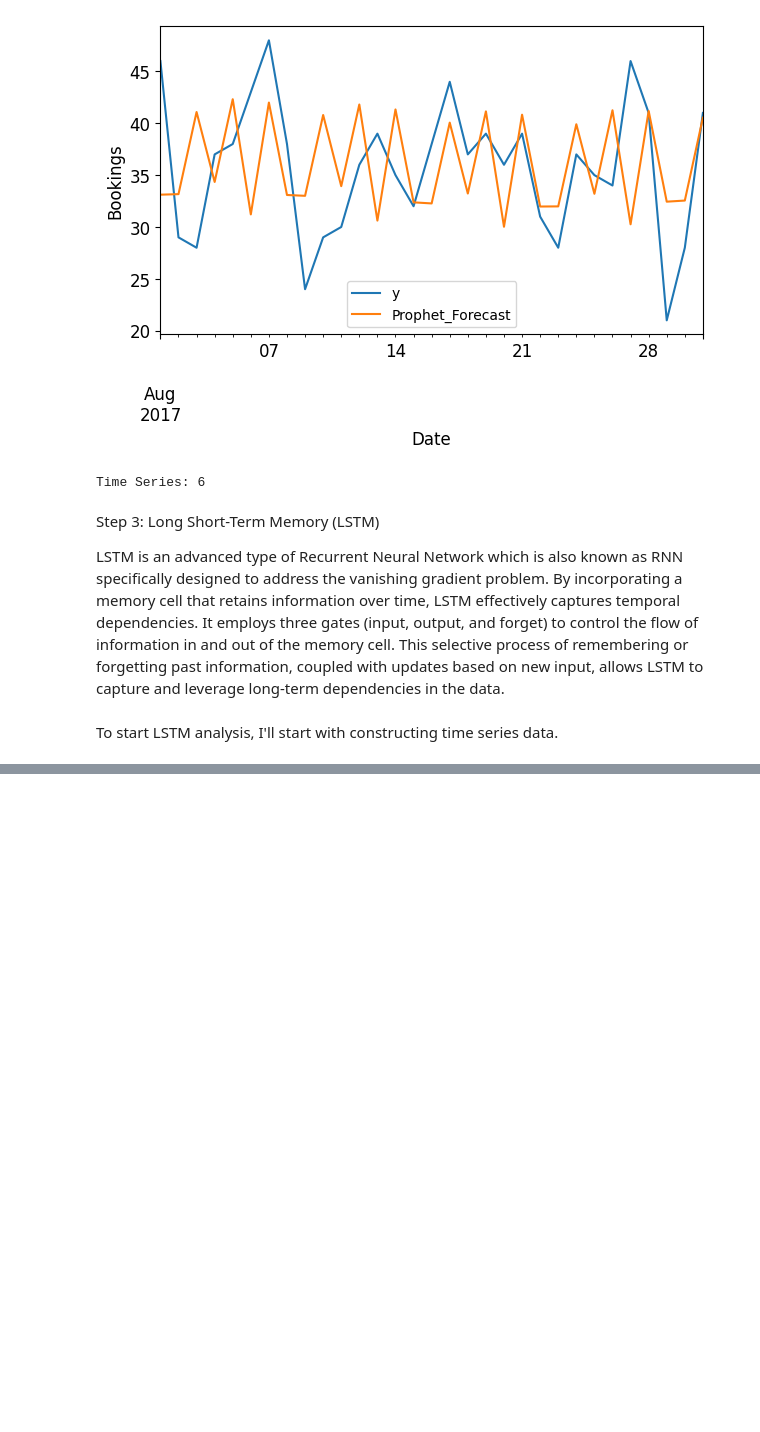
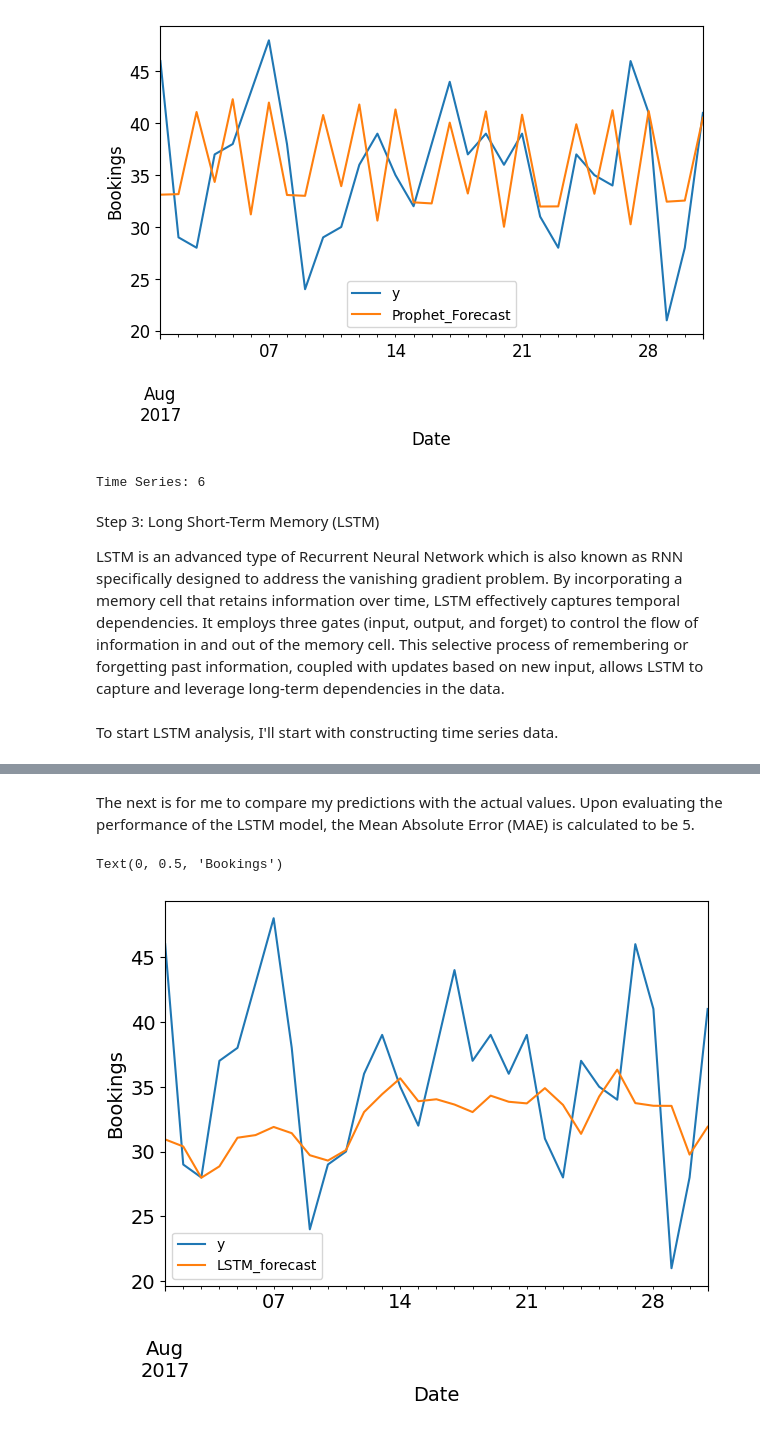
Before and after one commit to philipoladimeji/ITNPBD4-Portfolio, a Jupyter notebook: Time_Series_Analysis.ipynb, the cells around one changed output, grey strips where cells are left out. Drawn from its saved outputs; the diff is of its cells as text; code cells hidden in the pictures; blank space fills up the shorter version.

```diff
--- a/Time_Series_Analysis.ipynb
+++ b/Time_Series_Analysis.ipynb
@@ -492,0 +543,16 @@ dataset = windowed_dataset(x_train, window_size, batch_size, shuffle_buffer_size
+# %%
+split_time = len(train_df)
+series = t_df['y'].values
+
+# Initialize a list
+forecast = []
+
+forecast_series = series[split_time - window_size:]
+
+# Use the model to predict data points per window size
+for time in range(len(forecast_series) - window_size):
+  print(time)
+  forecast.append(model.predict(forecast_series[time:time + window_size][np.newaxis]))
+
+# Convert to a numpy array and drop single dimensional axes
+results = np.array(forecast).squeeze()
@@ -492,0 +577,20 @@ dataset = windowed_dataset(x_train, window_size, batch_size, shuffle_buffer_size
+# %% [markdown]
+The next is for me to compare my predictions with the actual values. Upon evaluating the performance of the LSTM model, the Mean Absolute Error (MAE) is calculated to be 5.
+# %%
+#Create a NumPy datetime array
+dates = pd.date_range('2017-08-01', periods=31, freq='D')
+dates
+#Convert to an index
+idx = pd.DatetimeIndex(dates)
+
+results_df = pd.DataFrame(results,idx,['y'])
+test_df.set_index('ds', inplace=True)
+
+test_df_LSTM2 = test_df.copy()
+test_df_LSTM2['LSTM_forecast'] = results_df[['y']]
+test_df_LSTM2.plot(figsize=(7,5), fontsize=14)
+plt.xlabel('Date', fontsize=14)
+plt.ylabel('Bookings', fontsize=14)
+# %% [output]
+Text(0, 0.5, 'Bookings')
+[figure, added]
```
Also changed, not shown: parts of 4 cells of this notebook.
